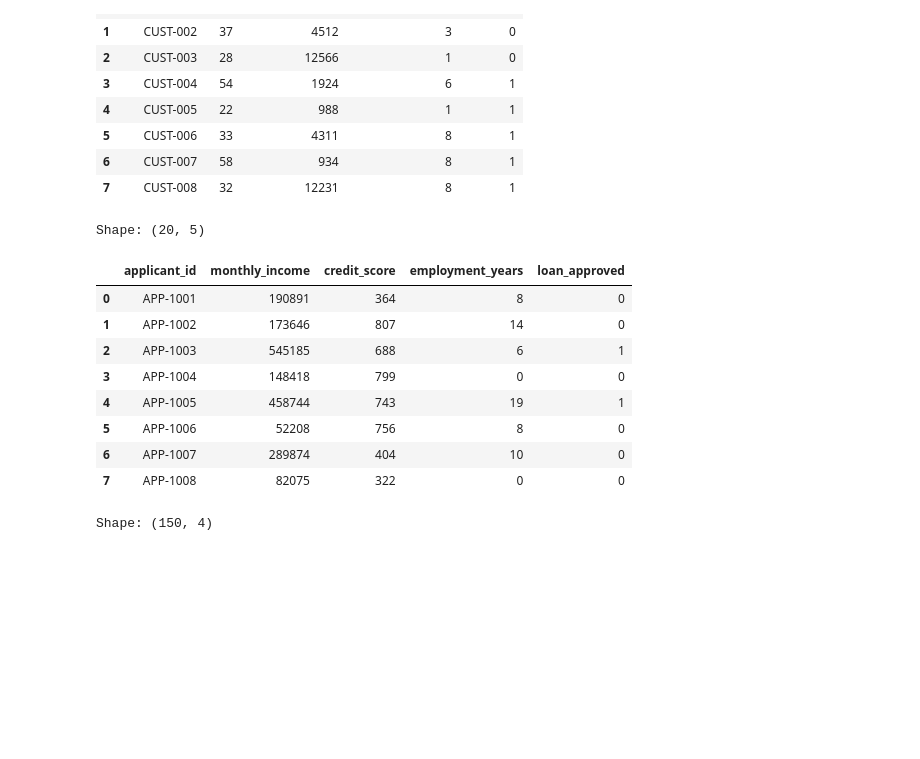
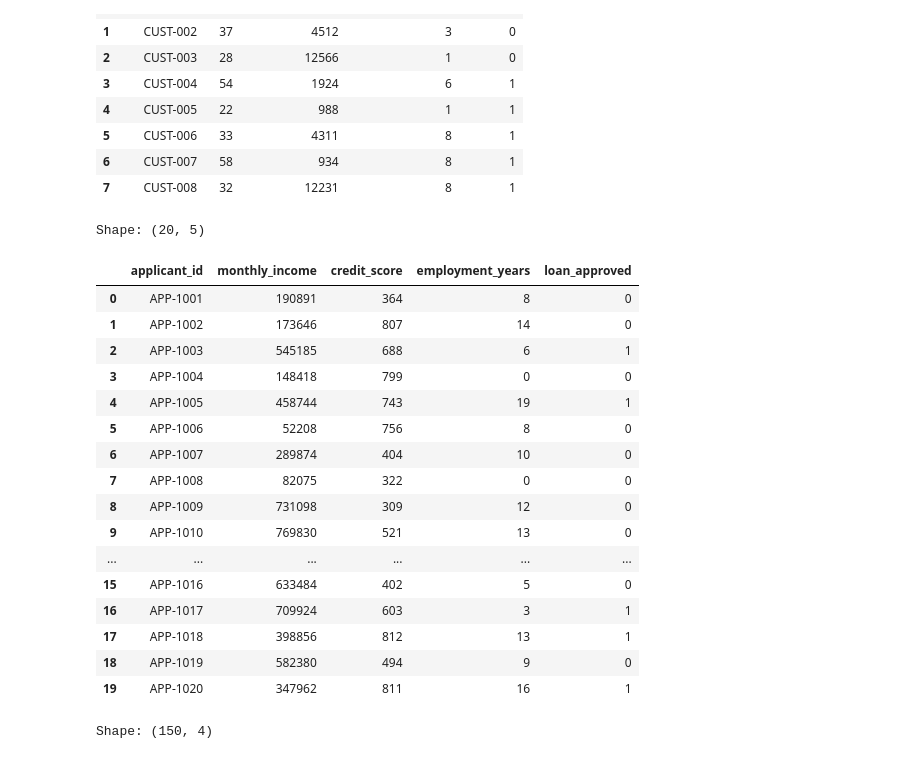
Before and after one commit to techqueen26/python-intro, a Jupyter notebook: practice.ipynb, the cells around one changed output. Drawn from its saved outputs; the diff is of its cells as text; code cells hidden in the pictures; blank space fills up the shorter version.

```diff
--- a/practice.ipynb
+++ b/practice.ipynb
@@ -1437,26 +1437,34 @@ Shape: (50, 5)
 # %%
 import pandas as pd
 import numpy as np
 import matplotlib.pyplot as plt
 from sklearn.model_selection import train_test_split
 from sklearn.tree import DecisionTreeClassifier
 from sklearn.metrics import accuracy_score, classification_report
 
 # Load the data
 df = pd.read_csv('loan_applicants.csv')
 print('Shape:', df.shape)
-df.head(8)
+df.head(20)
 # %% [output]
 Shape: (20, 5)
 |  | applicant_id | monthly_income | credit_score | employment_years | loan_approved |
 | 0 | APP-1001 | 190891 | 364 | 8 | 0 |
 | 1 | APP-1002 | 173646 | 807 | 14 | 0 |
 | 2 | APP-1003 | 545185 | 688 | 6 | 1 |
 | 3 | APP-1004 | 148418 | 799 | 0 | 0 |
 | 4 | APP-1005 | 458744 | 743 | 19 | 1 |
 | 5 | APP-1006 | 52208 | 756 | 8 | 0 |
 | 6 | APP-1007 | 289874 | 404 | 10 | 0 |
 | 7 | APP-1008 | 82075 | 322 | 0 | 0 |
+| 8 | APP-1009 | 731098 | 309 | 12 | 0 |
+| 9 | APP-1010 | 769830 | 521 | 13 | 0 |
+| ... | ... | ... | ... | ... | ... |
+| 15 | APP-1016 | 633484 | 402 | 5 | 0 |
+| 16 | APP-1017 | 709924 | 603 | 3 | 1 |
+| 17 | APP-1018 | 398856 | 812 | 13 | 1 |
+| 18 | APP-1019 | 582380 | 494 | 9 | 0 |
+| 19 | APP-1020 | 347962 | 811 | 16 | 1 |
 # %%
 import pandas as pd
 import numpy as np
```
Also changed, not shown: parts of 16 cells of this notebook, 4 other files.
